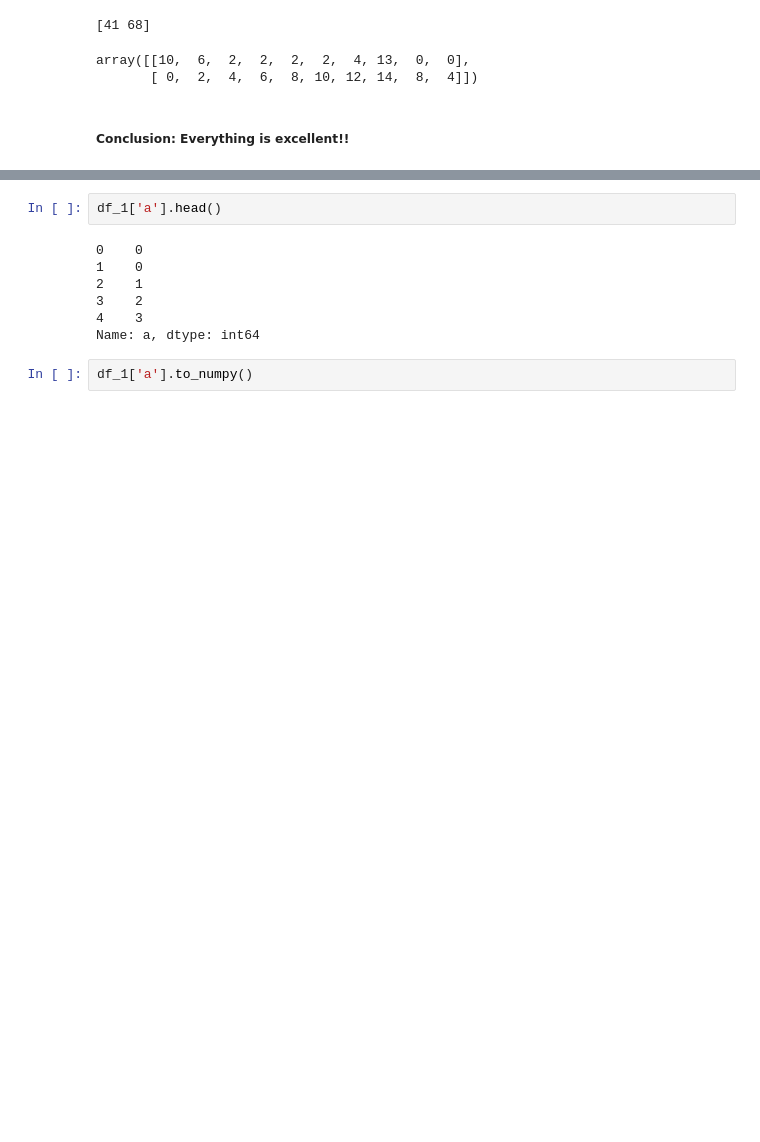
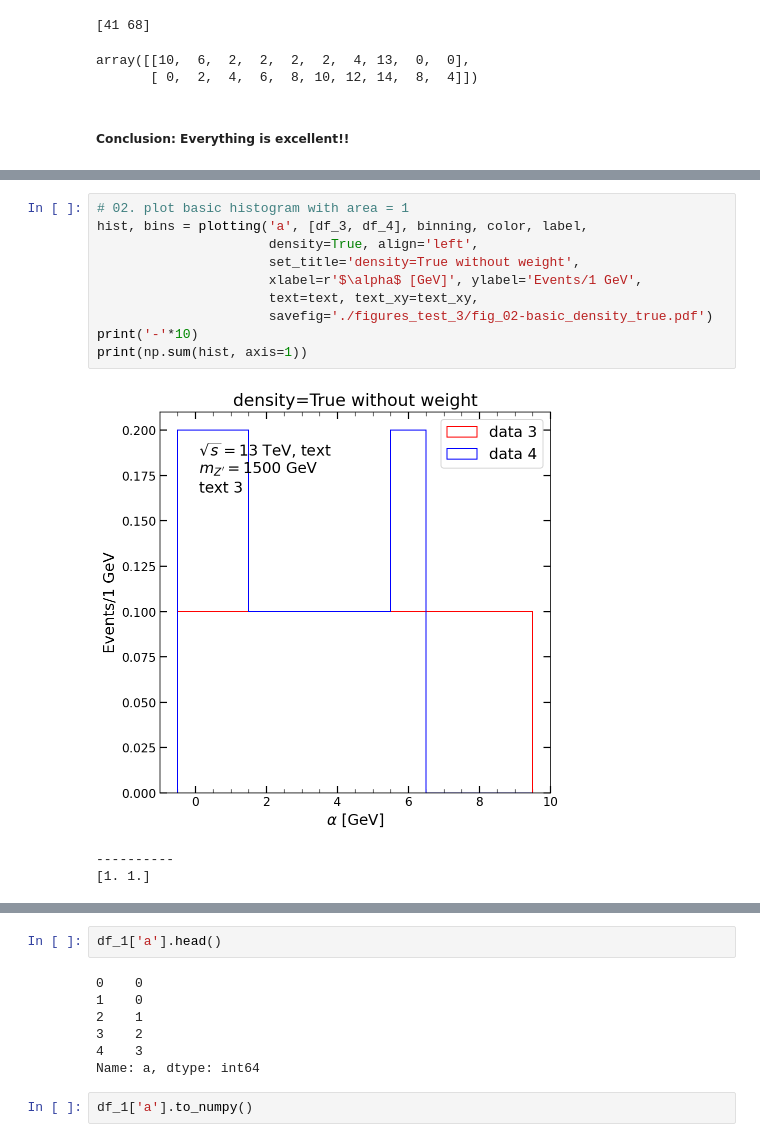
Before and after one commit to YW-Hsiao/svj_setting_master, a Jupyter notebook: test_plotting/test_3_plotting.ipynb, the cells around one changed output, grey strips where cells are left out. Cells and saved outputs as stored; diff of their text form; blank space fills up the shorter version.

```diff
--- a/test_plotting/test_3_plotting.ipynb
+++ b/test_plotting/test_3_plotting.ipynb
@@ -158,0 +214,14 @@ array([[10,  6,  2,  2,  2,  2,  4, 13,  0,  0],
+# %%
+# 02. plot basic histogram with area = 1
+hist, bins = plotting('a', [df_3, df_4], binning, color, label,
+                      density=True, align='left',
+                      set_title='density=True without weight',
+                      xlabel=r'$\alpha$ [GeV]', ylabel='Events/1 GeV',
+                      text=text, text_xy=text_xy,
+                      savefig='./figures_test_3/fig_02-basic_density_true.pdf')
+print('-'*10)
+print(np.sum(hist, axis=1))
+# %% [output]
+[figure, added]
+----------
+[1. 1.]
```
Also changed, not shown: parts of 12 cells of this notebook, 14 other files.
